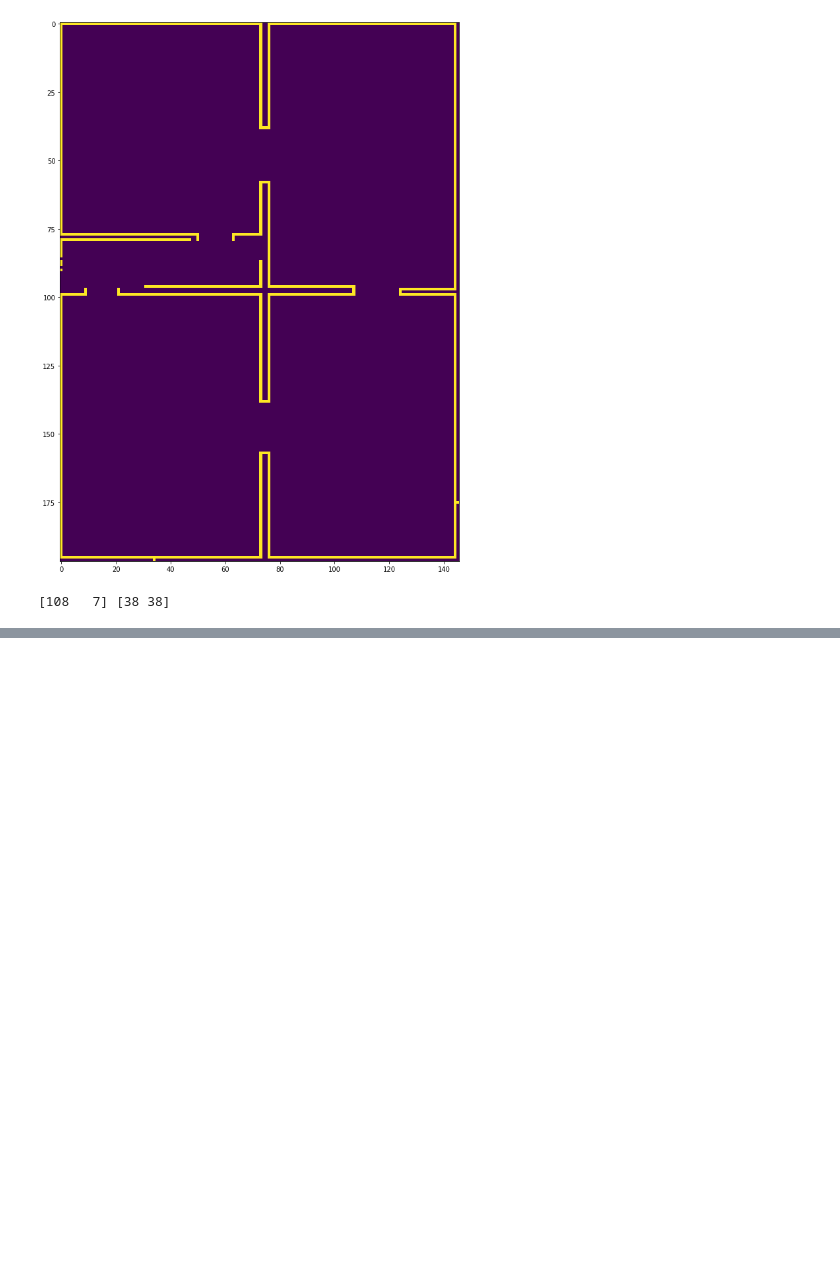
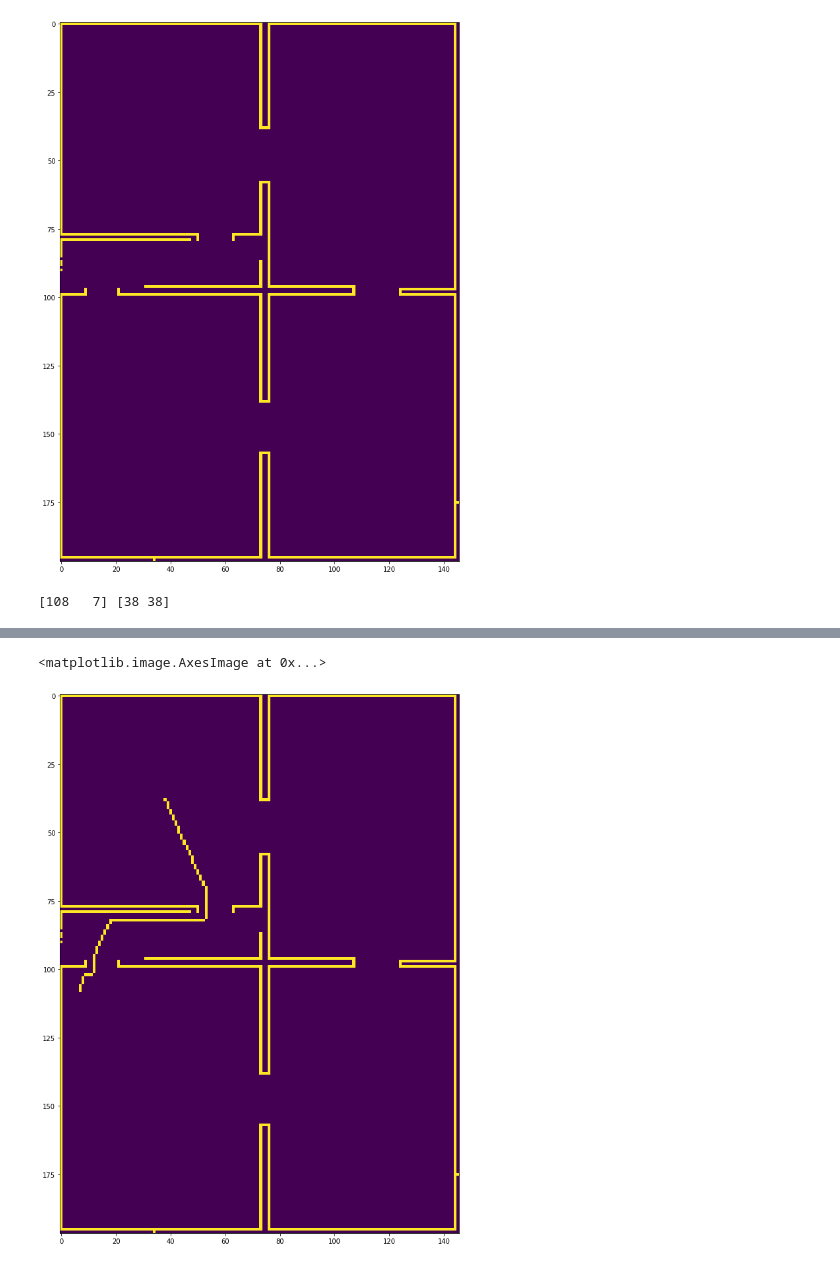
Before and after one commit to EricBizet/drone-flight-pathfinding, a Jupyter notebook: playground.ipynb, the cells around one changed output, grey strips where cells are left out. Cells and saved outputs as stored; diff of their text form; code cells hidden in the pictures; blank space fills up the shorter version.

```diff
--- a/playground.ipynb
+++ b/playground.ipynb
@@ -256,0 +306,8 @@ pf.astar()
+# %%
+np.add.at(bin_map, tuple(zip(*path)), True)
+
+plt.figure(figsize = (20,15))
+plt.imshow(bin_map, interpolation='nearest')
+# %% [output]
+<matplotlib.image.AxesImage at 0x...>
+[figure, added]
```
Also changed, not shown: parts of 2 cells of this notebook.
